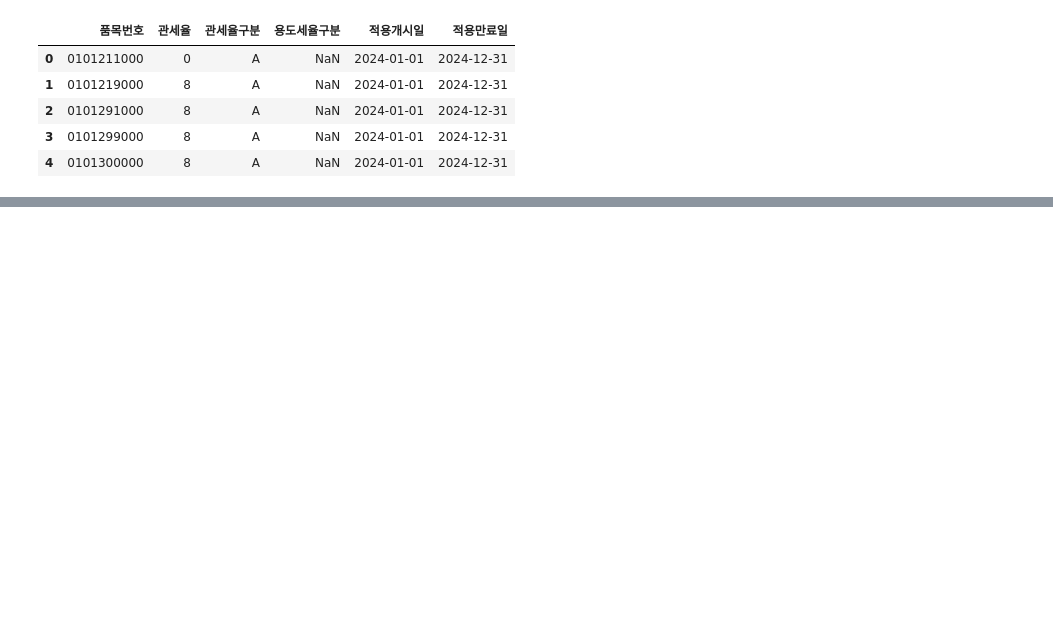
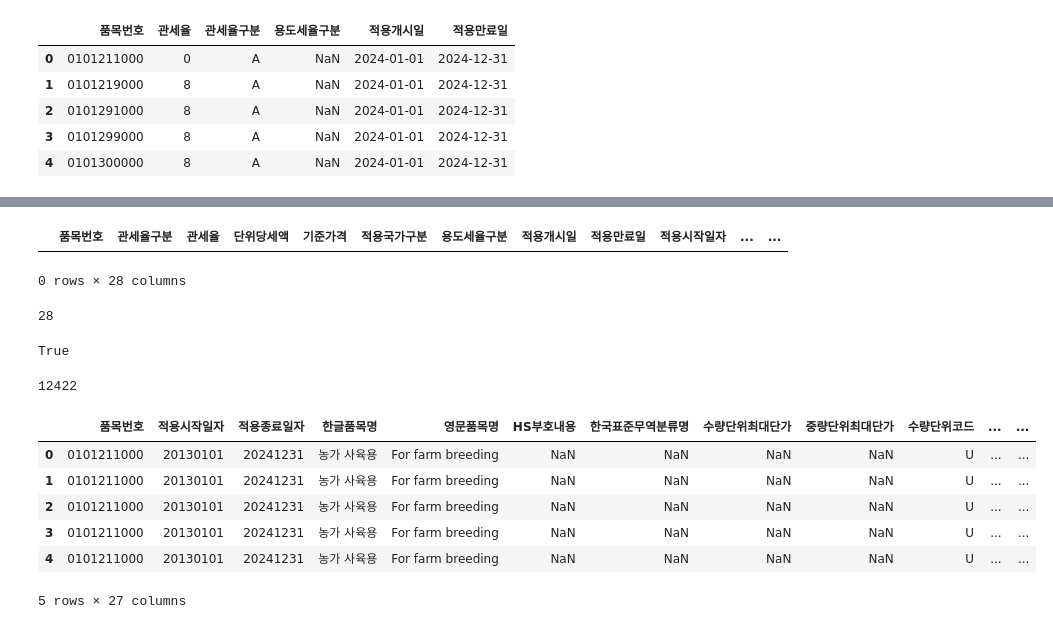
Before and after one commit to aboccado/hscode, a Jupyter notebook: merged.ipynb, the cells around one changed output, grey strips where cells are left out. Drawn from its saved outputs; the diff is of its cells as text; code cells hidden in the pictures; blank space fills up the shorter version.

Commit message:
merge complete

```diff
--- a/merged.ipynb
+++ b/merged.ipynb
@@ -102,0 +126,4 @@ df = pd.concat(all_data, ignore_index=True)
+# %%
+hscode_df = hscode_df[['HS부호', '적용시작일자', '적용종료일자', '한글품목명', '영문품목명', '수량단위코드', '중량단위코드', '수출성질코드', '수입성질코드', '성질통합분류코드', '성질통합분류코드명']]
+
+hscode_df.head()
@@ -102,0 +137,2 @@ df = pd.concat(all_data, ignore_index=True)
+# %%
+hscode_df = hscode_df.rename(columns = {'HS부호': '품목번호'})
@@ -102,0 +148,32 @@ df = pd.concat(all_data, ignore_index=True)
+# %%
+merged_df[merged_df['품목번호']== '2424000000']
+# %% [output]
+|  | 품목번호 | 관세율구분 | 관세율 | 단위당세액 | 기준가격 | 적용국가구분 | 용도세율구분 | 적용개시일 | 적용만료일 | 적용시작일자 | ... | ... |
+0 rows × 28 columns
+# %%
+len(tariff_df.merge(hscode_df, on = '품목번호', how = 'left').columns)
+# %% [output]
+28
+# %%
+len(hscode_df.columns) + len(tariff_df.columns) == len(tariff_df.merge(hscode_df, on = '품목번호', how = 'left').columns) +1
+# %% [output]
+True
+# %%
+len(hscode_df)
+# %% [output]
+12422
+# %%
+# mergedHsTariff = tariff_df.merge(hscode_df, on = '품목번호', how = 'left')
+mergedHsTariff = hscode_df.merge(tariff_df, on = '품목번호', how = 'left')
+# %%
+mergedHsTariff = mergedHsTariff.drop(columns = ['기준가격'])
+# %%
+mergedHsTariff.head()
+# %% [output]
+|  | 품목번호 | 적용시작일자 | 적용종료일자 | 한글품목명 | 영문품목명 | HS부호내용 | 한국표준무역분류명 | 수량단위최대단가 | 중량단위최대단가 | 수량단위코드 | ... | ... |
+| 0 | 0101211000 | 20130101 | 20241231 | 농가 사육용 | For farm breeding | NaN | NaN | NaN | NaN | U | ... | ... |
+| 1 | 0101211000 | 20130101 | 20241231 | 농가 사육용 | For farm breeding | NaN | NaN | NaN | NaN | U | ... | ... |
+| 2 | 0101211000 | 20130101 | 20241231 | 농가 사육용 | For farm breeding | NaN | NaN | NaN | NaN | U | ... | ... |
+| 3 | 0101211000 | 20130101 | 20241231 | 농가 사육용 | For farm breeding | NaN | NaN | NaN | NaN | U | ... | ... |
+| 4 | 0101211000 | 20130101 | 20241231 | 농가 사육용 | For farm breeding | NaN | NaN | NaN | NaN | U | ... | ... |
+5 rows × 27 columns
```
Also changed, not shown: parts of 49 cells of this notebook.
